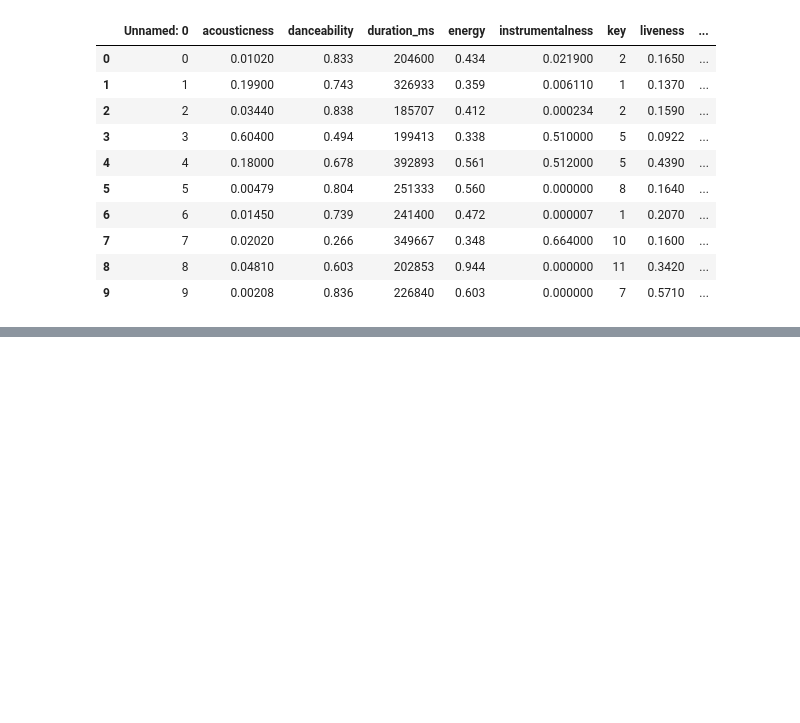
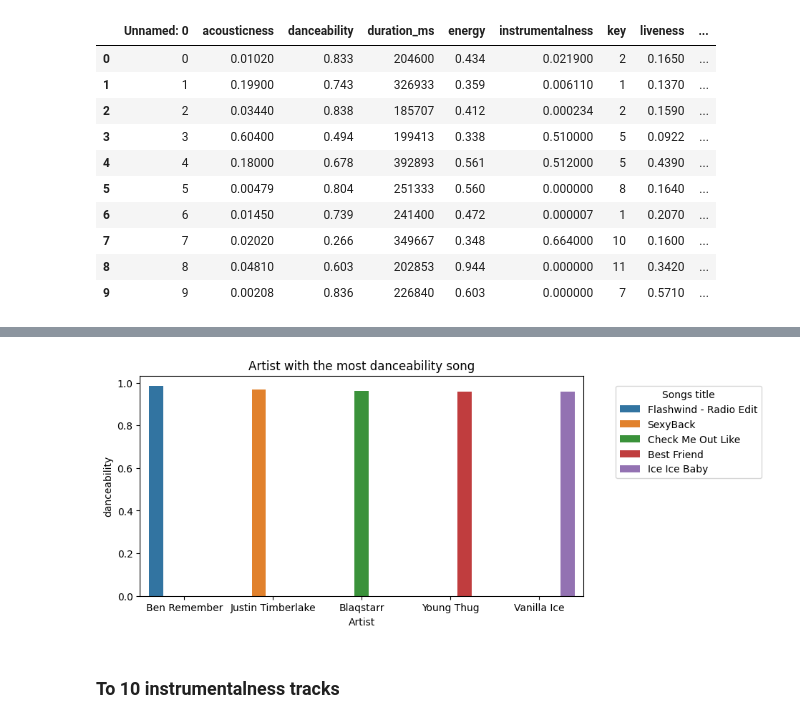
Before and after one commit to Akshat180/spotify, a Jupyter notebook: Untitled.ipynb, the cells around one changed output, grey strips where cells are left out. Cells and saved outputs as stored; diff of their text form; code cells hidden in the pictures; blank space fills up the shorter version.

```diff
--- a/Untitled.ipynb
+++ b/Untitled.ipynb
@@ -46,0 +167,3 @@ df.drop('Unnamed: 0',axis=1,inplace=True)
+# %%
+t5_ads = df[['danceability','song_title','artist']].sort_values(by='danceability',ascending = False).head()
+t5_ads
@@ -46,0 +177,11 @@ df.drop('Unnamed: 0',axis=1,inplace=True)
+# %%
+plt.figure(figsize=(8,4))
+sns.barplot(data=t5_ads, x='artist', y="danceability",hue='song_title')
+plt.title('Artist with the most danceability song')
+plt.xlabel('Artist')
+plt.legend(bbox_to_anchor=(1.05,1), loc=2, borderaxespad=1,title='Songs title')
+plt.show()
+# %% [output]
+[figure, added]
+# %% [markdown]
+### To 10 instrumentalness tracks
```
Also changed, not shown: parts of 19 cells of this notebook.
